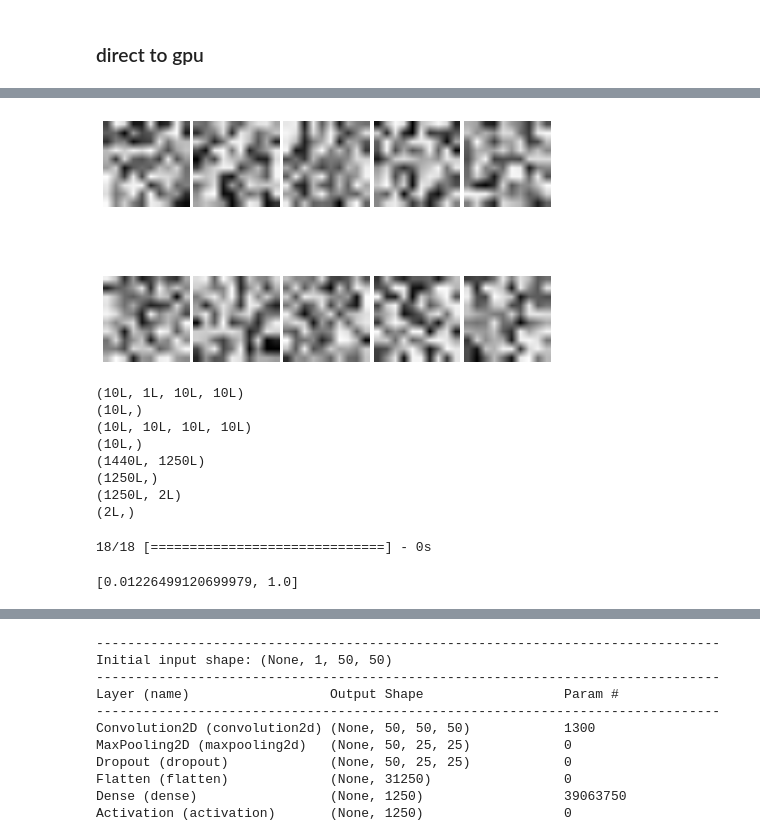
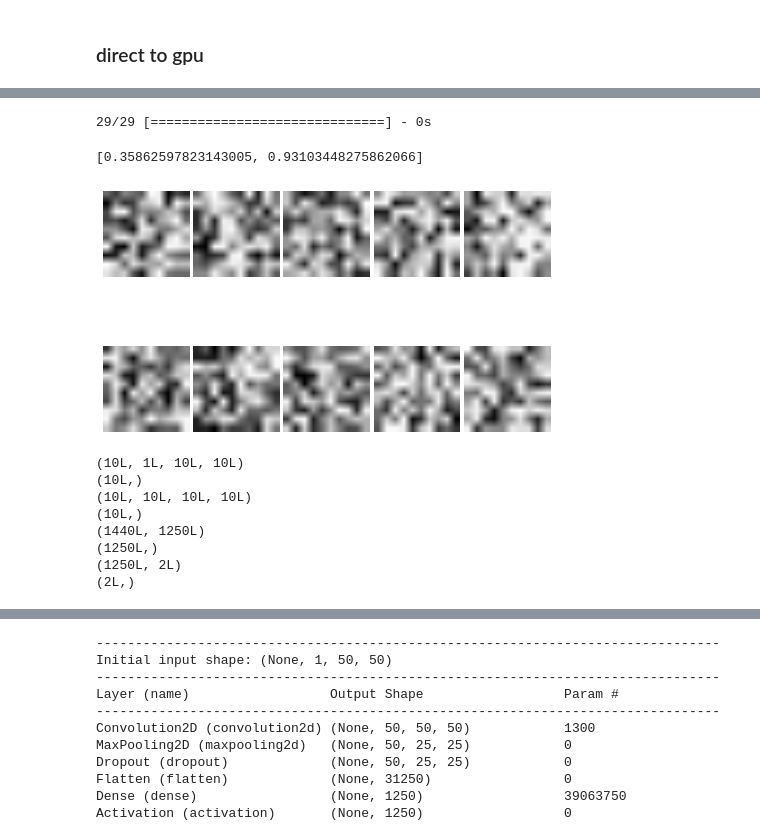
Before and after one commit to visionbang/mach_image_proc, a Jupyter notebook: theano_sandbox.ipynb, the cells around one changed output, grey strips where cells are left out. Drawn from its saved outputs; the diff is of its cells as text; code cells hidden in the pictures.

Commit message:
2016-04-03 stabling models all .py .ipynb has updated

```diff
--- a/theano_sandbox.ipynb
+++ b/theano_sandbox.ipynb
@@ -84,6 +63,6 @@ x_tr1,x_te1,y_tr1,y_te1 = train_test_split(imgs,labels,test_size= 0.2,random_sta
 # %%
 model1 = Sequential()
-model1.add(Dense(500, input_dim=2500,init ='uniform'))
+model1.add(Dense(2500, input_dim=2500,init ='uniform'))
 model1.add(Activation('relu'))
 model1.add(Dense(2, activation="softmax"))
 model1.compile(loss='categorical_crossentropy', optimizer=SGD(lr=0.01,decay= 1e-6,momentum=0.9,nesterov=True))
@@ -144,0 +117,3 @@ plt.grid('off')
+# %%
+for i in model1.get_weights():
+    print(np.shape(i))
@@ -172,5 +154,5 @@ model2.add(Activation('relu'))
 model2.add(Dense(2,activation='softmax'))
 model2.compile(loss='categorical_crossentropy', optimizer=SGD(lr=0.01,
                                                               decay=1e-6,
-                                                              momentum=0.9,
+                                                              momentum=0.6,
                                                               nesterov=True))
@@ -209,21 +211,38 @@ plt.grid('off')
 # %%
 m2_wegh =  model2.get_weights()
+# %%
+model2.evaluate(np.array(x_te2),y_te2,batch_size=50,show_accuracy=True,verbose=1)
+# %% [output]
+29/29 [==============================] - 0s
+[0.35862597823143005, 0.93103448275862066]
 # %%
-def plot_wegh (wegh_arr):
-    num = len(m2_wegh[0])
-    col = int(num/2)
-    row = int(num/col)
+def plot_wegh (model):
+    '''
+    Plot weights of convolution layer
+    only for first layer
+
+    #Args
+    model : fitted model
+    '''
+    wegh_arr = model.get_weights()
+    num = len(wegh_arr[0])
+    if type(np.sqrt(num)) is int:
+        col = np.sqrt(num)
+        row = np.sqrt(num)
+    else:
+        col = int(num/2)
+        row = int(num/col)
 
     fig ,axes = plt.subplots(row,col, subplot_kw={'xticks': [], 'yticks': []})
     plt.subplots_adjust(hspace=0.02,wspace = 0.05)
 
-
     for i, ax in zip(xrange(num),axes.flat):
 
-        ax.imshow(m2_wegh[0][i][0])
+        ax.imshow(wegh_arr[0][i][0])
         ax.grid('off')
+    plt.show()
 # %%
-plot_wegh(m2_wegh)
+plot_wegh(model2)
 # %% [output]
-[figure, old version]
+[figure, new version]
 # %%
@@ -239,8 +258,3 @@ for a in m2_wegh:
 (1250L,)
 (1250L, 2L)
 (2L,)
-# %%
-model2.evaluate(np.array(x_te2),y_te2,batch_size=15,show_accuracy=True)
-# %% [output]
-18/18 [==============================] - 0s
-[0.01226499120699979, 1.0]
```
Also changed, not shown: parts of 73 cells of this notebook, 4 other files.
